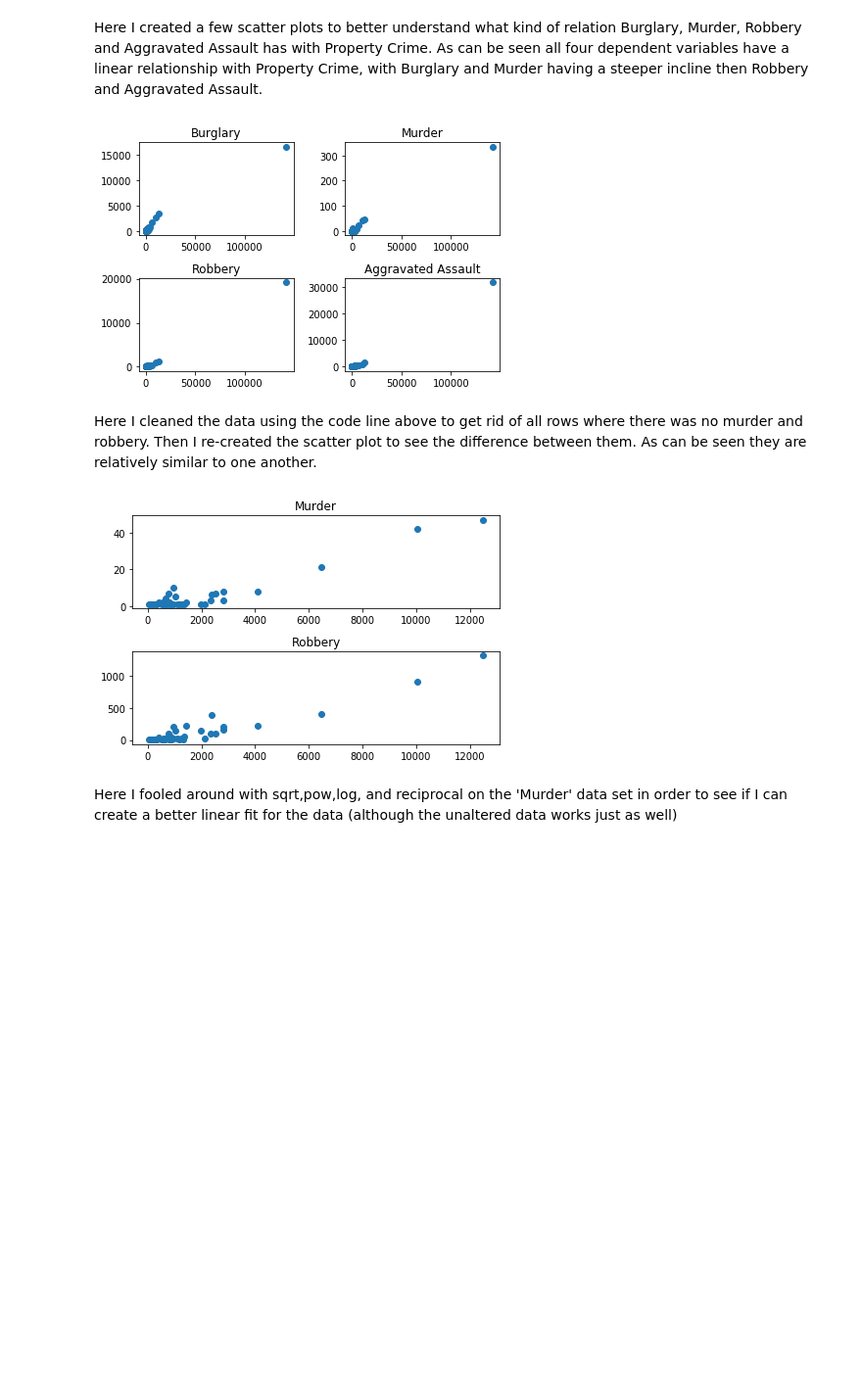
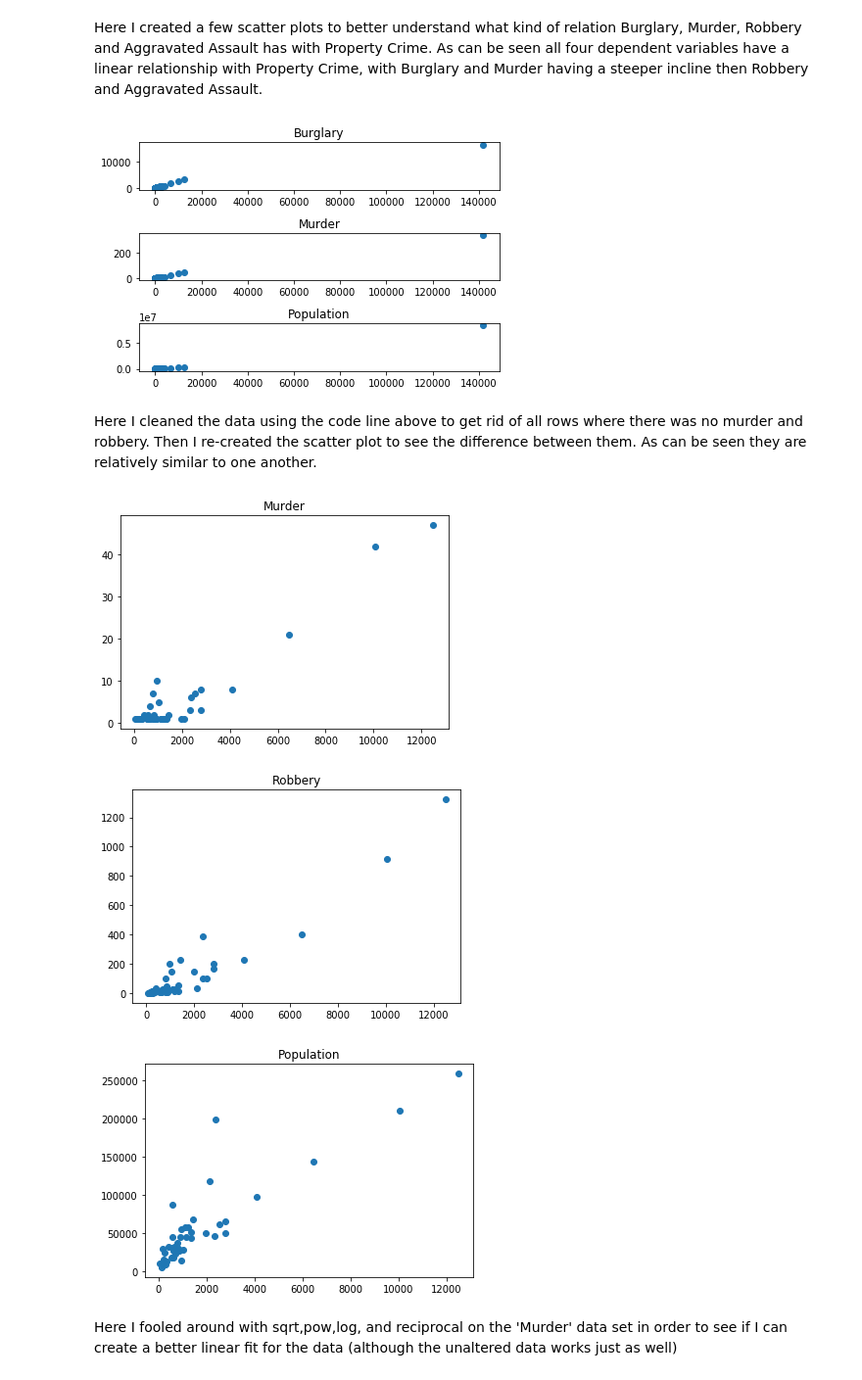
Before and after one commit to firfe/DataScience, a Jupyter notebook: Unit 2 Supervised Learning/Multi Variable Regression Part 1.ipynb, the cells around one changed output. Shown: that part at 98% size. Saved outputs shown, nothing was run; the diff lists cells and outputs as text; code cells hidden in the pictures; blank space fills up the shorter version.

```diff
--- a/Unit 2 Supervised Learning/Multi Variable Regression Part 1.ipynb
+++ b/Unit 2 Supervised Learning/Multi Variable Regression Part 1.ipynb
@@ -59,38 +66,38 @@ R-squared:
 # %% [markdown]
 Here I created a few scatter plots to better understand what kind of relation Burglary, Murder, Robbery and Aggravated Assault has with Property Crime. As can be seen all four dependent variables have a linear relationship with Property Crime, with Burglary and Murder having a steeper incline then Robbery and Aggravated Assault.
 # %%
-plt.subplot(2,2,1)
+plt.subplot(3,1,1)
 plt.scatter(data['Property Crime'], data['Burglary'])
 plt.title('Burglary')
 #plt.xlim(0,4000)
 #plt.ylim(0,1000)
-plt.subplot(2,2,2)
+plt.subplot(3,1,2)
 plt.scatter(data['Property Crime'], data['Murder'])
 plt.title('Murder')
-plt.subplot(2,2,3)
-plt.scatter(data['Property Crime'], data['Robbery'])
-plt.title('Robbery')
-plt.subplot(2,2,4)
-plt.scatter(data['Property Crime'], data['Aggravated Assault'])
-plt.title('Aggravated Assault')
+plt.subplot(3,1,3)
+plt.scatter(data['Property Crime'], data['Population'])
+plt.title('Population')
 plt.tight_layout() #makes it fit better
 plt.show()
 # %% [output]
-[figure, old version]
+[figure, new version]
 # %%
 newdata = data[~(data[['MurderExists','RobberyExists']] == 0).any(axis=1)] #Gets rid of all rows where there is no murder/robbery
 # %% [markdown]
 Here I cleaned the data using the code line above to get rid of all rows where there was no murder and robbery. Then I re-created the scatter plot to see the difference between them. As can be seen they are relatively similar to one another.
 # %%
-plt.subplot(2,1,1)
 plt.scatter(newdata['Property Crime'], newdata['Murder'])
 plt.title('Murder')
-plt.subplot(2,1,2)
+plt.show()
 plt.scatter(newdata['Property Crime'], newdata['Robbery'])
 plt.title('Robbery')
-plt.tight_layout() #makes it fit better
 plt.show()
+plt.scatter(newdata['Property Crime'], newdata['Population'])
+plt.title('Population')
+plt.show()
 # %% [output]
-[figure, old version]
+[figure, new version]
+[figure, added]
+[figure, added]
 # %% [markdown]
 Here I fooled around with sqrt,pow,log, and reciprocal on the 'Murder' data set in order to see if I can create a better linear fit for the data (although the unaltered data works just as well)
```
Also changed, not shown: parts of 15 cells of this notebook, 4 other files.
